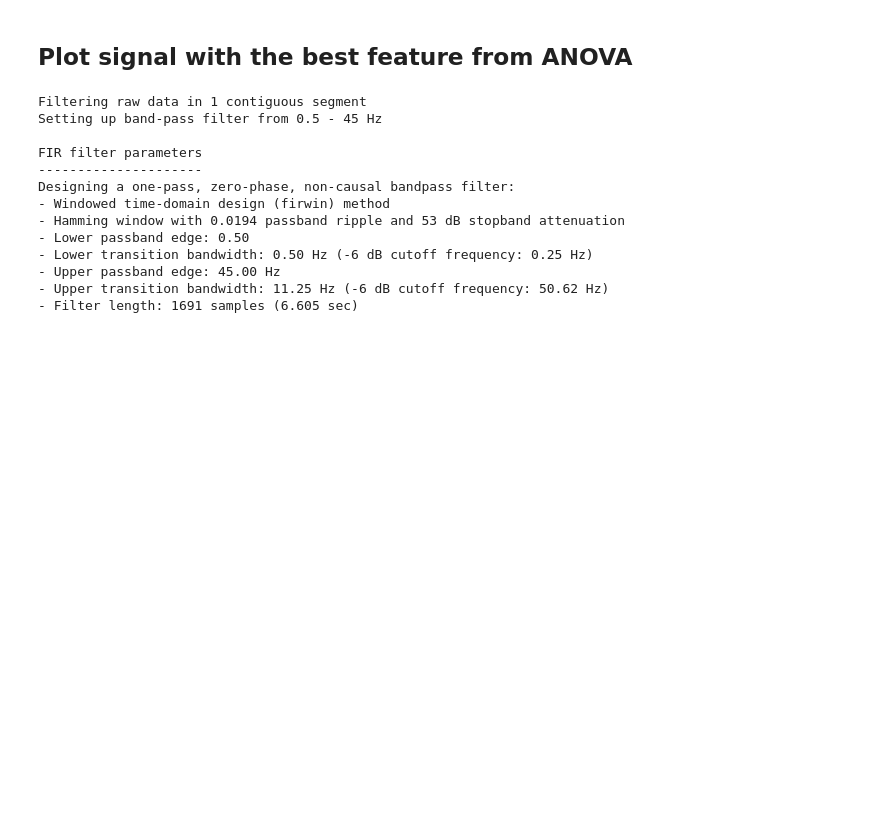
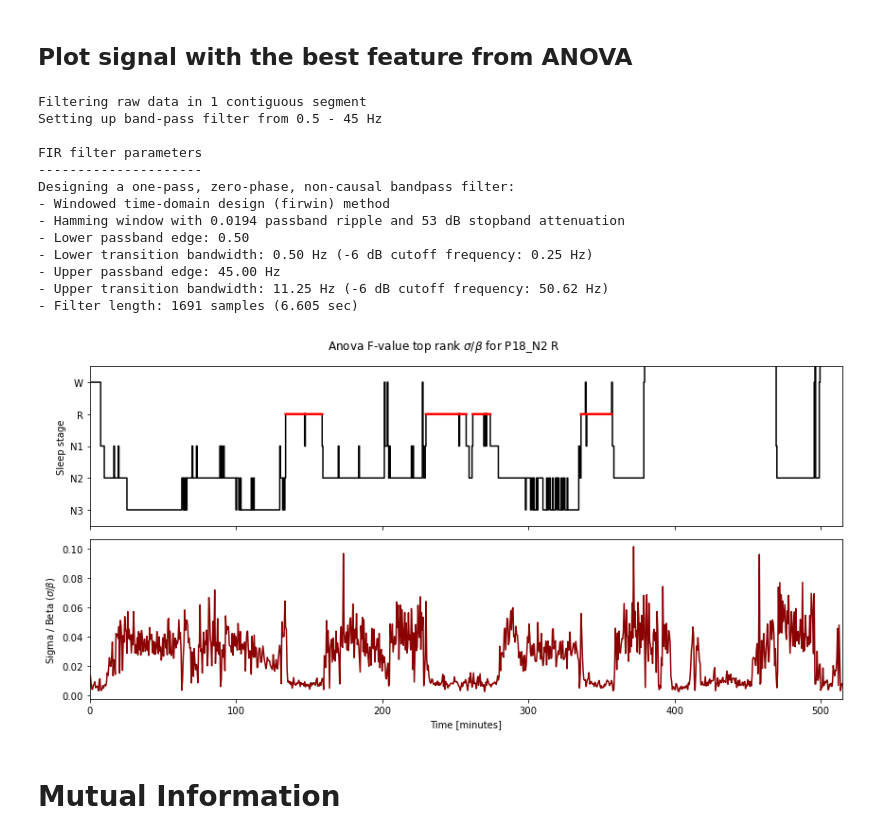
Before and after one commit to amirhdre/BSc-Thesis, a Jupyter notebook: 12 code.ipynb, the cells around one changed output. Drawn from its saved outputs; the diff is of its cells as text; code cells hidden in the pictures; blank space fills up the shorter version.

```diff
--- a/12 code.ipynb
+++ b/12 code.ipynb
@@ -317,31 +319,34 @@ ax1.set_ylabel("Sleep stage")
 
 def normalize(v):
     norm = np.linalg.norm(v)
     if norm == 0:
         return v
     return v / norm
 
 # Plot the non-linear feature
-ax2.plot(times, normalize(df_feat["sb"]))
+ax2.plot(times, normalize(df_feat["sb"]), color="darkred")
 ax2.set_ylabel("Sigma / Beta ($\\sigma/\\beta$)")
 ax2.set_xlabel("Time [minutes]")
 ax2.set_xlim(0, times[-1])
 
 plt.tight_layout()
 plt.savefig(f"fs_fclassif_rank1 {fname} {lr}.png")
 plt.savefig(f"fs_fclassif_rank1 {fname} {lr}.svg")
 plt.show()
 # %% [output]
 Filtering raw data in 1 contiguous segment
 Setting up band-pass filter from 0.5 - 45 Hz
 
 FIR filter parameters
 ---------------------
 Designing a one-pass, zero-phase, non-causal bandpass filter:
 - Windowed time-domain design (firwin) method
 - Hamming window with 0.0194 passband ripple and 53 dB stopband attenuation
 - Lower passband edge: 0.50
 - Lower transition bandwidth: 0.50 Hz (-6 dB cutoff frequency: 0.25 Hz)
 - Upper passband edge: 45.00 Hz
 - Upper transition bandwidth: 11.25 Hz (-6 dB cutoff frequency: 50.62 Hz)
 - Filter length: 1691 samples (6.605 sec)
+[figure, added]
+# %% [markdown]
+# Mutual Information
```
Also changed, not shown: parts of 22 cells of this notebook, 2 other files.
